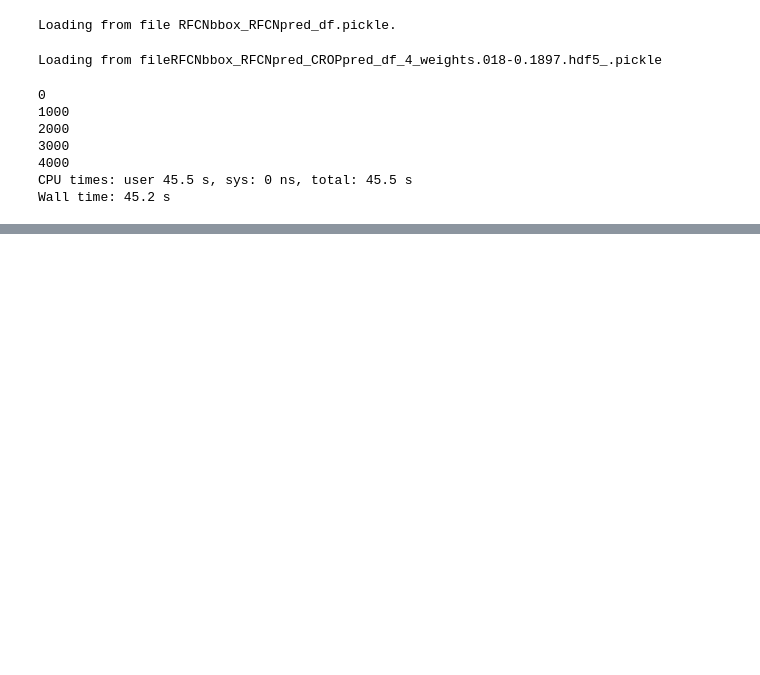
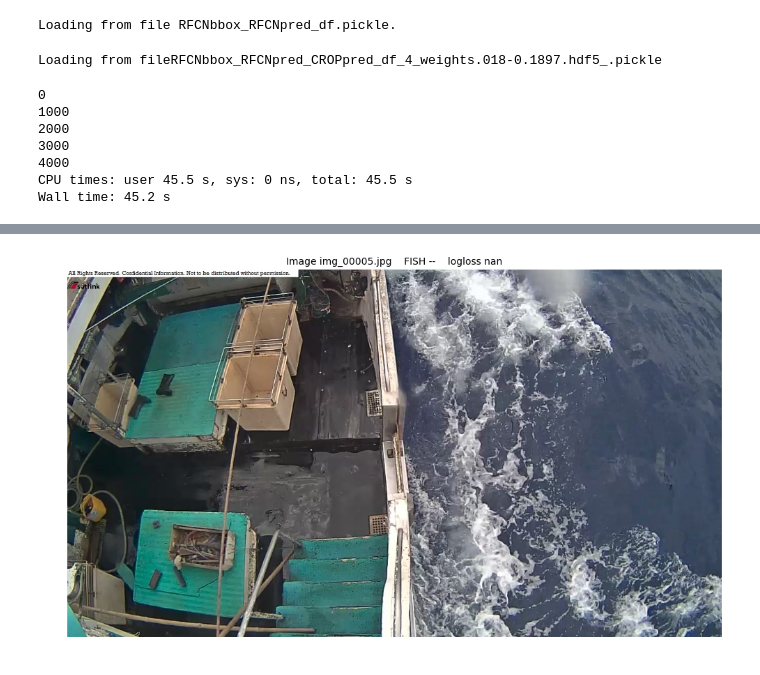
Before and after one commit to namiyao/Kaggle_NCFM, a Jupyter notebook: model_bbox/Classifier_directory.ipynb, the cells around one changed output, grey strips where cells are left out. Drawn from its saved outputs; the diff is of its cells as text; code cells hidden in the pictures; blank space fills up the shorter version.

```diff
--- a/model_bbox/Classifier_directory.ipynb
+++ b/model_bbox/Classifier_directory.ipynb
@@ -573,7 +565,6 @@ with open("../RFCN/ImageSets/Main/test.txt","r") as f:
 
 test_pred_df = pd.DataFrame(columns=['logloss','image_class','image_file','NoF', 'ALB', 'BET', 'DOL', 'LAG', 'OTHER', 'SHARK', 'YFT'])
 for j in range(len(test_files)):
-    if j%1000 == 0: print(j)
     image_file = test_files[j][:-1]+'.jpg'
     test_pred_im_df = RFCNbbox_RFCNpred_CROPpred_df.loc[RFCNbbox_RFCNpred_CROPpred_df['image_file'] == image_file, \
                                                         ['image_class','NoF_CROP', 'ALB_CROP', 'BET_CROP', 'DOL_CROP', 'LAG_CROP', 'OTHER_CROP', 'SHARK_CROP', 'YFT_CROP']]
@@ -647,3 +607,49 @@ for j in range(test_pred_df.shape[0]):
+# %%
+# visualization
+# RFCNbbox_RFCNpred_CROPpred_df = ['image_class', 'image_file','crop_index','x_min','y_min','x_max','ymax',
+#                                    'NoF_RFCN', 'ALB_RFCN', 'BET_RFCN', 'DOL_RFCN',
+#                                    'LAG_RFCN', 'OTHER_RFCN', 'SHARK_RFCN', 'YFT_RFCN'
+#                                    'NoF_CROP', 'ALB_CROP', 'BET_CROP', 'DOL_CROP',
+#                                    'LAG_CROP', 'OTHER_CROP', 'SHARK_CROP', 'YFT_CROP']
+for j in range(1):
+    image_file = test_pred_df.iat[j,2]
+    image_class = test_pred_df.iat[j,1]
+    image_logloss = test_pred_df.iat[j,0]
+    im = Image.open('../RFCN/JPEGImages/'+image_file)
+    im = np.asarray(im)
+    fig, ax = plt.subplots(figsize=(10, 8))
+    ax.imshow(im, aspect='equal')
+    RFCN_dets = RFCNbbox_RFCNpred_CROPpred_df.loc[RFCNbbox_RFCNpred_CROPpred_df['image_file']==image_file]
+#     print(RFCN_dets)
+    for index,row in RFCN_dets.iterrows():
+        row = row.tolist()
+        bbox = row[3:7]
+        RFCN = row[7:15]
+        CROP = row[15:]
+        score_RFCN = max(RFCN)
+        score_CROP = max(CROP)
+        index_RFCN = RFCN.index(score_RFCN)
+        index_CROP = CROP.index(score_CROP)
+        class_RFCN = FISH_CLASSES[index_RFCN]
+        class_CROP = FISH_CLASSES[index_CROP]
+        ax.add_patch(plt.Rectangle((bbox[0], bbox[1]), bbox[2] - bbox[0], bbox[3] - bbox[1], fill=False, edgecolor='red', linewidth=2))
+        ax.text(bbox[0], bbox[1] - 2, 'RFCN_{:s} {:.3f} \nCROP_{:s} {:.3f}'.format(class_RFCN, score_RFCN, class_CROP, score_CROP), bbox=dict(facecolor='red', alpha=0.5), fontsize=8, color='white')
+    GT_dets = GTbbox_CROPpred_df.loc[GTbbox_CROPpred_df['image_file']==image_file]
+    for index,row in GT_dets.iterrows():
+        row = row.tolist()
+        bbox = row[3:7]
+        CROP = row[7:15]
+        score_CROP = max(CROP)
+        index_CROP = CROP.index(score_CROP)
+        class_CROP = FISH_CLASSES[index_CROP]
+        ax.add_patch(plt.Rectangle((bbox[0], bbox[1]), bbox[2] - bbox[0], bbox[3] - bbox[1], fill=False, edgecolor='green', linewidth=2))
+        ax.text(bbox[0], bbox[3] + 40, 'GT_{:s} \nCROP_{:s} {:.3f}'.format(row[2], class_CROP, score_CROP), bbox=dict(facecolor='green', alpha=0.5), fontsize=8, color='white')
+    ax.set_title(('Image {:s}    FISH {:s}    logloss {}').format(image_file, image_class, image_logloss), fontsize=10)
+    plt.axis('off')
+    plt.tight_layout()
+    plt.draw()
+# %% [output]
+[figure, added]
 # %%
 #temperature
 T = 1
```
Also changed, not shown: parts of 8 cells of this notebook, 7 other files.
